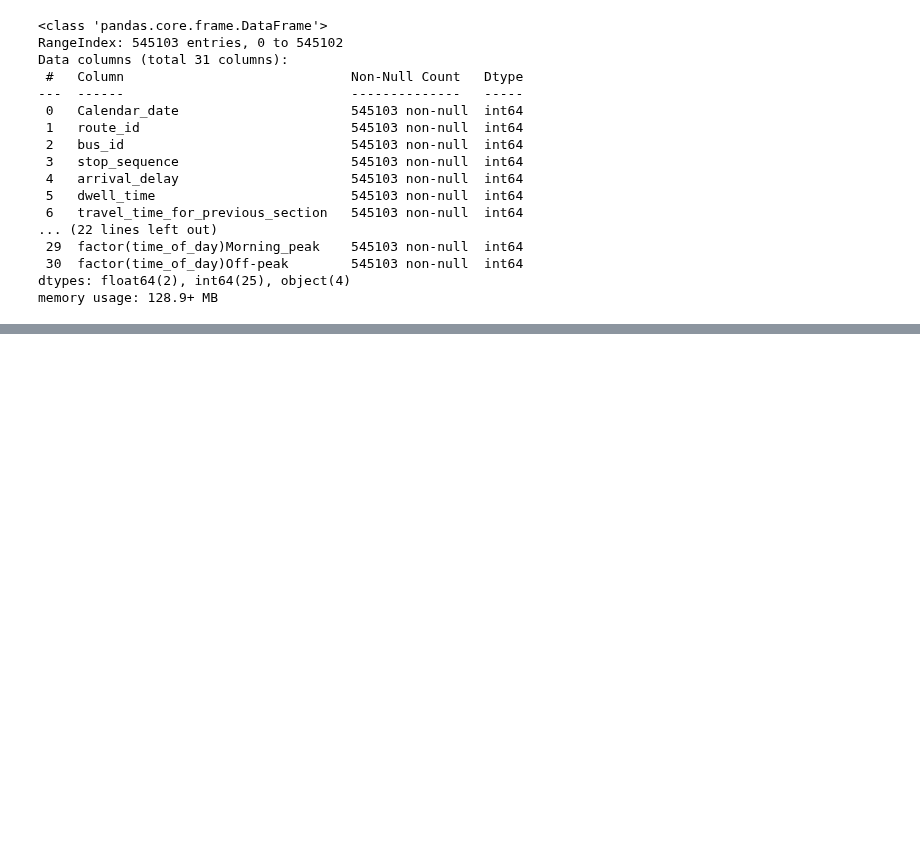
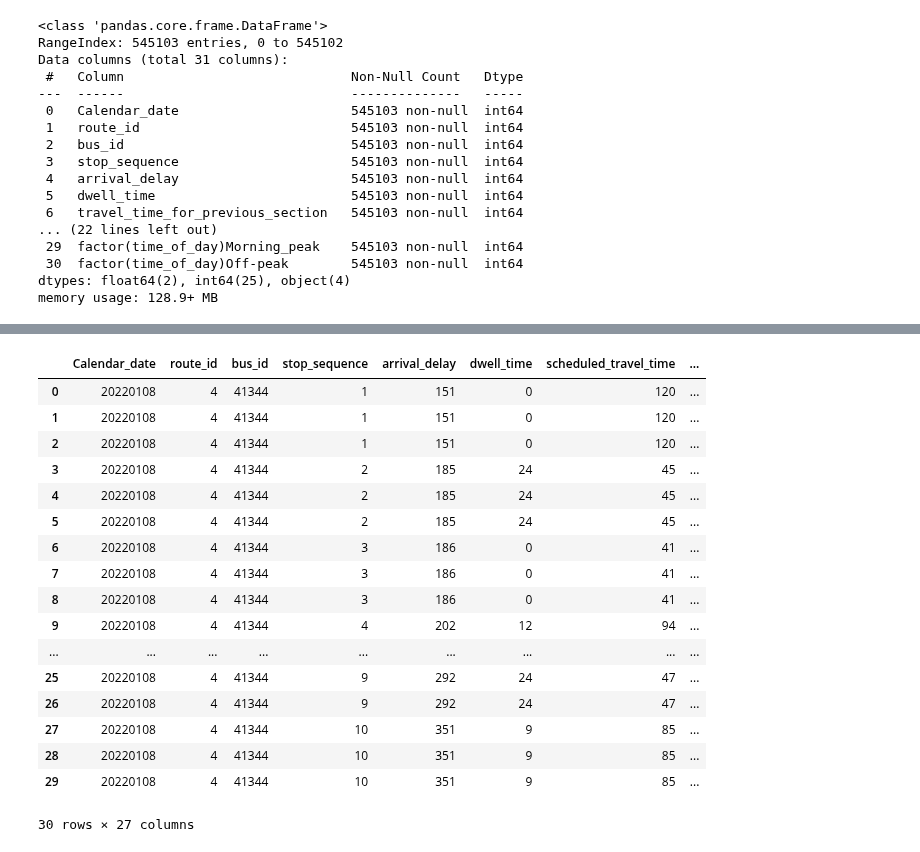
Before and after one commit to Gioalf/AH2179, a Jupyter notebook: project/AIprojectGioAlf.ipynb, the cells around one changed output, grey strips where cells are left out. Saved outputs shown, nothing was run; the diff lists cells and outputs as text; code cells hidden in the pictures; blank space fills up the shorter version.

```diff
--- a/project/AIprojectGioAlf.ipynb
+++ b/project/AIprojectGioAlf.ipynb
@@ -49,0 +224,2 @@ memory usage: 128.9+ MB
+# %%
+dfA=df.drop(['upstream_stop_delay', 'previous_bus_delay', 'previous_trip_travel_time', 'recurrent_delay', 'travel_time_for_previous_section'], axis=1)
@@ -49,0 +264,37 @@ memory usage: 128.9+ MB
+# %%
+dfA_clean=dfA.copy()
+
+# Filter for rows where stop_sequence is 20
+delay_at_stop_20 = dfA_clean[dfA_clean['stop_sequence'] == 20][['Calendar_date', 'trip_number', 'arrival_delay']]
+
+# Rename the 'arrival_delay' column to indicate it's the delay at stop 20
+delay_at_stop_20 = delay_at_stop_20.rename(columns={'arrival_delay': 'arrival_delay_stop_20'})
+
+# Merge this information back into dfA_clean
+dfA_clean = pd.merge(dfA_clean, delay_at_stop_20, on=['Calendar_date', 'bus_id'], how='left')
+
+# Display the updated DataFrame
+dfA_clean.head(30)
+
+
+# dfA_clean=dfA_clean.drop(['route_id', 'weather', 'temperature', 'day_of_week',
+#        'time_of_day'], axis=1)
+# %% [output]
+|  | Calendar_date | route_id | bus_id | stop_sequence | arrival_delay | dwell_time | scheduled_travel_time | ... |
+| 0 | 20220108 | 4 | 41344 | 1 | 151 | 0 | 120 | ... |
+| 1 | 20220108 | 4 | 41344 | 1 | 151 | 0 | 120 | ... |
+| 2 | 20220108 | 4 | 41344 | 1 | 151 | 0 | 120 | ... |
+| 3 | 20220108 | 4 | 41344 | 2 | 185 | 24 | 45 | ... |
+| 4 | 20220108 | 4 | 41344 | 2 | 185 | 24 | 45 | ... |
+| 5 | 20220108 | 4 | 41344 | 2 | 185 | 24 | 45 | ... |
+| 6 | 20220108 | 4 | 41344 | 3 | 186 | 0 | 41 | ... |
+| 7 | 20220108 | 4 | 41344 | 3 | 186 | 0 | 41 | ... |
+| 8 | 20220108 | 4 | 41344 | 3 | 186 | 0 | 41 | ... |
+| 9 | 20220108 | 4 | 41344 | 4 | 202 | 12 | 94 | ... |
+| ... | ... | ... | ... | ... | ... | ... | ... | ... |
+| 25 | 20220108 | 4 | 41344 | 9 | 292 | 24 | 47 | ... |
+| 26 | 20220108 | 4 | 41344 | 9 | 292 | 24 | 47 | ... |
+| 27 | 20220108 | 4 | 41344 | 10 | 351 | 9 | 85 | ... |
+| 28 | 20220108 | 4 | 41344 | 10 | 351 | 9 | 85 | ... |
+| 29 | 20220108 | 4 | 41344 | 10 | 351 | 9 | 85 | ... |
+30 rows × 27 columns
```
Also changed, not shown: parts of 16 cells of this notebook.
